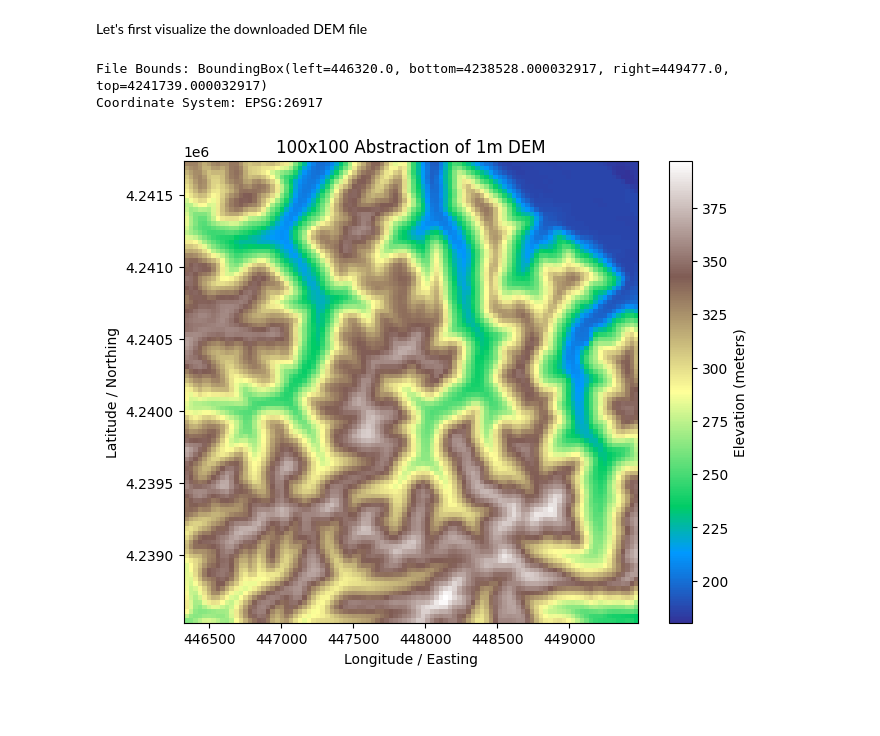
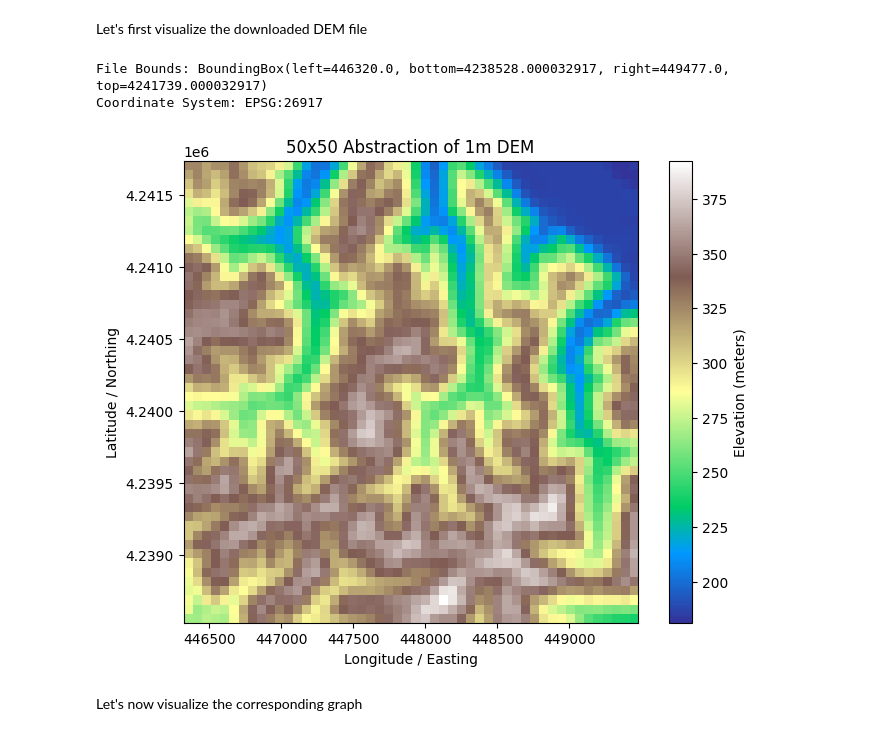
Before and after one commit to jongann-lee/Observability_mSTSP, a Jupyter notebook: Real_Life_Maps/visualization.ipynb, the cells around one changed output. Cells and saved outputs as stored; diff of their text form; code cells hidden in the pictures; blank space fills up the shorter version.

```diff
--- a/Real_Life_Maps/visualization.ipynb
+++ b/Real_Life_Maps/visualization.ipynb
@@ -1,10 +1,20 @@
 # %% [markdown]
 Let's first visualize the downloaded DEM file
 # %%
+import sys
+import os
+
+project_root = os.path.abspath(os.path.join(os.getcwd(), ".."))
+
+# Add it to sys.path if it isn't there already
+if project_root not in sys.path:
+    sys.path.append(project_root)
+
 import rasterio
-from rasterio.enums import Resampling
 import matplotlib.pyplot as plt
 import numpy as np
+
+from rasterio.enums import Resampling
 
 def get_grid_from_local_dem(file_path, n_size):
     """
@@ -20,34 +30,36 @@ def get_grid_from_local_dem(file_path, n_size):
 
         # 2. Resample during read (Memory efficient)
         # We specify the output shape as (1, n_size, n_size) for (band, height, width)
         data = dataset.read(
             1,
             out_shape=(n_size, n_size),
             resampling=Resampling.bilinear # Or Resampling.max to preserve peaks
         )
 
         # 3. Handle NoData values (common in 1m DEMs)
         if dataset.nodata is not None:
             data = np.where(data == dataset.nodata, np.nan, data)
 
         return data, bounds
 
 # --- Execution ---
 # Replace with your West Virginia file path
 dem_path = 'WV_DEM.tif'
-N = 100
+N = 50
 
-grid, dem_bounds = get_grid_from_local_dem(dem_path, N)
+height_grid, dem_bounds = get_grid_from_local_dem(dem_path, N)
 
 # Visualization
 plt.figure(figsize=(8, 6))
-plt.imshow(grid, cmap='terrain', extent=[dem_bounds.left, dem_bounds.right, dem_bounds.bottom, dem_bounds.top])
+plt.imshow(height_grid, cmap='terrain', extent=[dem_bounds.left, dem_bounds.right, dem_bounds.bottom, dem_bounds.top])
 plt.colorbar(label='Elevation (meters)')
 plt.title(f"{N}x{N} Abstraction of 1m DEM")
 plt.xlabel("Longitude / Easting")
 plt.ylabel("Latitude / Northing")
 plt.show()
 # %% [output]
 File Bounds: BoundingBox(left=446320.0, bottom=4238528.000032917, right=449477.0, top=4241739.000032917)
 Coordinate System: EPSG:26917
-[figure, old version]
+[figure, new version]
+# %% [markdown]
+Let's now visualize the corresponding graph
```
Also changed, not shown: parts of 7 cells of this notebook, 2 other files.
